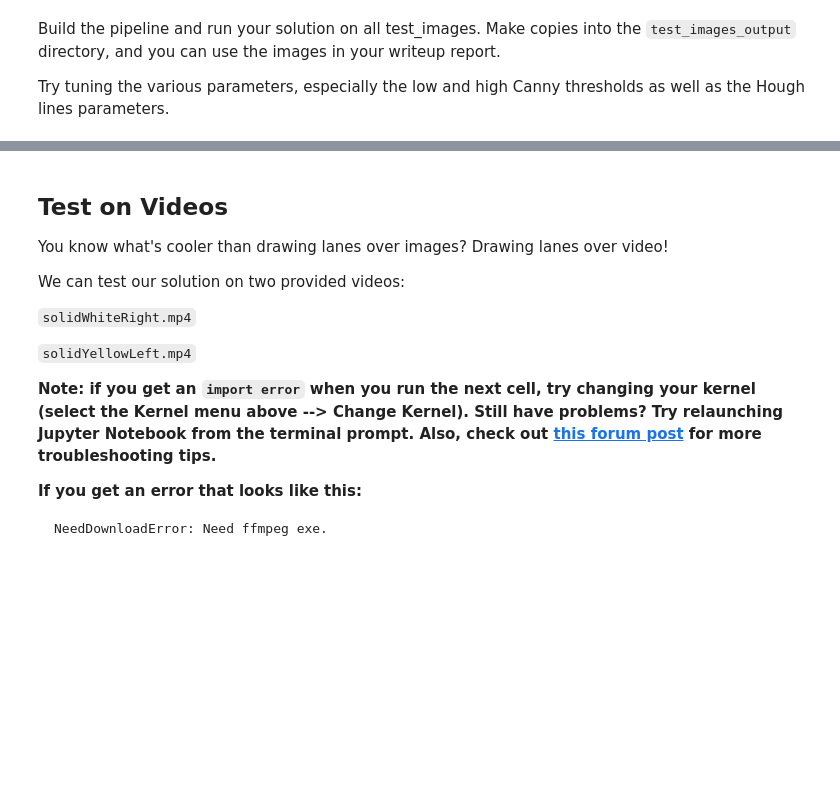
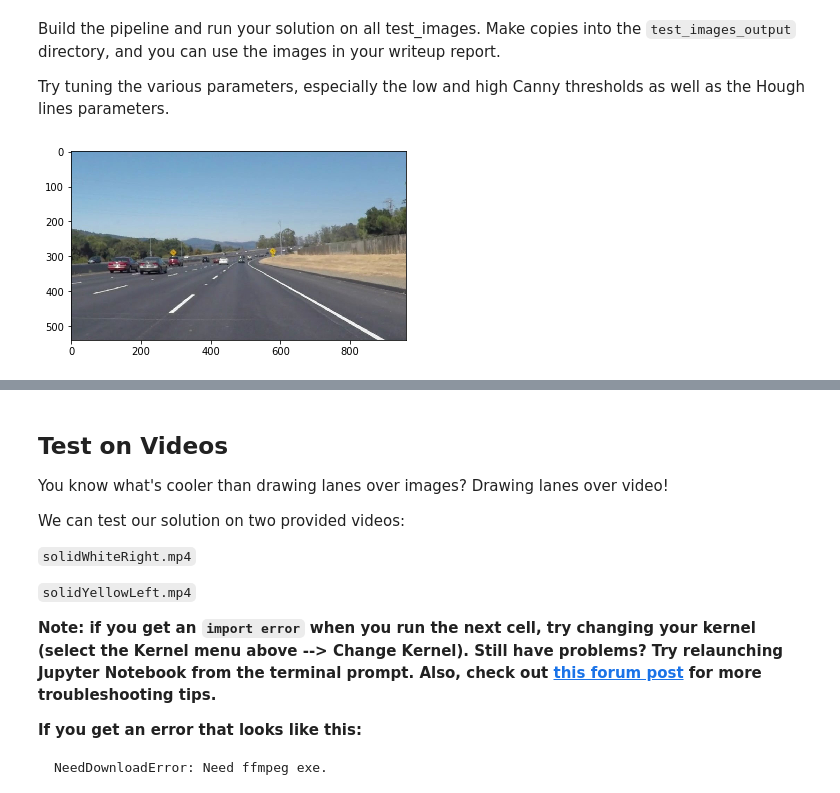
Before and after one commit to HenriHeinonen/CarND-LaneLines-P1, a Jupyter notebook: P1.ipynb, the cells around one changed output, grey strips where cells are left out. Cells and saved outputs as stored; diff of their text form; code cells hidden in the pictures; blank space fills up the shorter version.

```diff
--- a/P1.ipynb
+++ b/P1.ipynb
@@ -199,12 +199,12 @@ from statistics import mean
 kuvat = os.listdir("test_images/")
 laskuri = 1
 for kuva in kuvat:
-   #plt.figure(laskuri)
+   plt.figure(laskuri)
    image = mpimg.imread('test_images/' + kuva)
    #image = imageio.imread('test_images/' + kuva)
    #print("STEP 1")
-   #plt.imshow(image)
-   #laskuri = laskuri + 1
+   plt.imshow(image)
+   laskuri = laskuri + 1
 
    #plt.figure(laskuri)
    gray = grayscale(image)
@@ -221,66 +221,105 @@ for kuva in kuvat:
    #laskuri = laskuri + 1
    #plt.close("all")
 
-   #plt.figure(laskuri)
+   plt.figure(laskuri)
    low_threshold = 50
    high_threshold = 150
    edges = canny(blur_gray, low_threshold, high_threshold)
    #print("STEP 4")
-   #plt.imshow(edges)
-   #laskuri = laskuri + 1
+   plt.imshow(edges)
+   laskuri = laskuri + 1
    #plt.close("all")
 
-   #plt.figure(laskuri)
-   vertices = np.array([[(430, 300),(90,540),(890, 540),(500,300)]], dtype=np.int32)
+   plt.figure(laskuri)
+   #vertices = np.array([[(430, 300),(90,540),(890, 540),(500,300)]], dtype=np.int32)
+   #vertices = np.array([[(460, 300), (120, 540), (890, 540), (500, 300)]], dtype=np.int32)
+   #vertices = np.array([[(480, 300), (140, 540), (890, 540), (500, 300)]], dtype=np.int32)
+   #vertices = np.array([[(480, 330), (140, 540), (890, 540), (500, 330)]], dtype=np.int32)
+   #vertices = np.array([[(480, 320), (140, 540), (890, 540), (500, 320)]], dtype=np.int32)
+   vertices = np.array([[(450, 320), (140, 540), (890, 540), (500, 320)]], dtype=np.int32)
    masked_image = region_of_interest(edges, vertices)
-   #plt.imshow(masked_image)
-   #laskuri = laskuri + 1
+   plt.plot([450,140,890,500],[320,540,540,320], 'ro')
+   plt.imshow(masked_image)
+   laskuri = laskuri + 1
    #plt.close("all")
 
-   #plt.figure(laskuri)
-   rho = 1
+   plt.figure(laskuri)
+   rho = 2
    theta = np.pi/180
    threshold = 1
-   min_line_length = 5
-   max_line_gap = 1
+   min_line_length = 50
+   max_line_gap = 80
    line_img = hough_lines(masked_image, rho, theta, threshold, min_line_length, max_line_gap)
-   #plt.imshow(line_img)
-   #laskuri = laskuri + 1
+   plt.imshow(line_img)
+   laskuri = laskuri + 1
    #plt.close("all")
 
-   #plt.figure(laskuri)
+   plt.figure(laskuri)
    color=[255, 0, 0]
    #line_image = np.copy(image)*0
    line_image = np.copy(image)
    half = line_img.shape[1]/2 # 480.0
    x1array=[]
    x2array=[]
    y1array=[]
    y2array=[]
    lines = cv2.HoughLinesP(masked_image, rho, theta, threshold, np.array([]), minLineLength=min_line_length, maxLineGap=max_line_gap)
    for line in lines:
        for x1,y1,x2,y2 in line:
            x1array.append(x1)
            x2array.append(x2)
            y1array.append(y1)
            y2array.append(y2)
    x1array = np.array(x1array)
+   y1array = np.array(y1array)
    x2array = np.array(x2array)
+   y2array = np.array(y2array)
+
+   #x_a = min( min(x1array[x1array<half]), min(x2array[x2array<half]) )
    x_a = min( min(x1array[x1array<half]), min(x2array[x2array<half]) )
-   y_a = max( max(y1array), max(y2array) )
+   #y_a = max(y1array)
+   #y_a = y1array[np.where(x1array == x_a)[0][0]]
+   try:
+       #print( y1array[ np.where(x1array == x_a)[0][0] ] )
+       y_a = y1array[ np.where(x1array == x_a)[0][0] ]
+   except IndexError:
+       #print( y1array[ np.where(x2array == x_a)[0][0] ] )
+       y_a = y2array[ np.where(x2array == x_a)[0][0] ]
+
    x_b = max( max(x1array[x1array<half]), max(x2array[x2array<half]) )
-   y_b = min( min(y1array), min(y2array) )
+   #y_b = min(y1array)
+   #y_b = y1array[np.where(x1array == x_b)[0][0]]
+   try:
+       y_b = y1array[ np.where(x1array == x_b)[0][0] ]
+   except IndexError:
+       y_b = y2array[ np.where(x2array == x_b)[0][0] ]
+
    x_c = min( min(x1array[x1array>half]), min(x2array[x2array>half]) )
-   y_c = min( min(y1array), min(y2array) )
+   #y_c = min(y2array)
+   #y_c = y2array[np.where(x2array == x_c)[0][0]]
+   try:
+       y_c = y1array[ np.where(x1array == x_c)[0][0] ]
+   except IndexError:
+       y_c = y2array[ np.where(x2array == x_c)[0][0] ]
+
    x_d = max( max(x1array[x1array>half]), max(x2array[x2array>half]) )
-   y_d = max( max(y1array), max(y2array) )
-   apu_x = mean( [ mean(x1array[x1array<half]), mean(x2array[x2array<half])] )
-   apu_y = mean([mean(y1array), mean(y2array)])
-   #cv2.line(line_image,(x_a,y_a),(x_b,y_b),(255,0,0),10)
-   cv2.line(line_image,(apu_x,apu_y),(x_b,y_b),(255,0,0),10)
-   cv2.line(line_image,(apu_x-(x_b-apu_x),apu_y-(y_b-apu_y)),(apu_x,apu_y),(255,0,0),10)
+   #y_d = max(y2array)
+   #y_d = y2array[np.where(x2array == x_d)[0][0]]
+   try:
+       y_d = y1array[ np.where(x1array == x_d)[0][0] ]
+   except IndexError:
+       y_d = y2array[ np.where(x2array == x_d)[0][0] ]
+
+   #apu_x = mean( [ mean(x1array[x1array<half]), mean(x2array[x2array<half])] )
+   #apu_y = mean([mean(y1array), mean(y2array)])
+   cv2.line(line_image,(x_a,y_a),(x_b,y_b),(255,0,0),10)
+   #cv2.line(line_image,(apu_x,apu_y),(x_b,y_b),(255,0,0),10)
+   #cv2.line(line_image,(apu_x-(x_b-apu_x),apu_y-(y_b-apu_y)),(apu_x,apu_y),(255,0,0),10)
    cv2.line(line_image,(x_c,y_c),(x_d,y_d),(255,0,0),10)
-   #plt.imshow(line_image)
+   plt.plot([x_a,x_b,x_c,x_d],[y_a,y_b,y_c,y_d], 'bs')
+   plt.imshow(line_image)
    mpimg.imsave('test_images_muokattu/' + kuva + '.png', line_image)
-   #laskuri = laskuri + 1
+   laskuri = laskuri + 1
    #plt.close("all")
+# %% [output]
+[figure, added]
```
Also changed, not shown: parts of 3 cells of this notebook.
